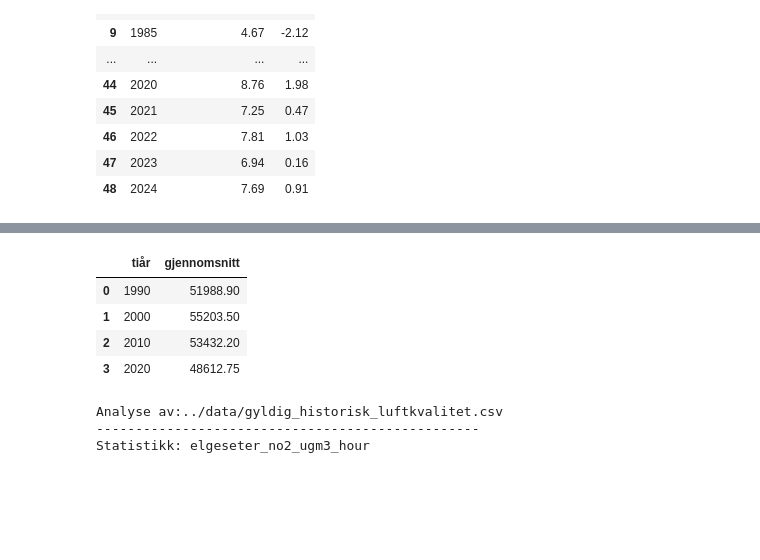
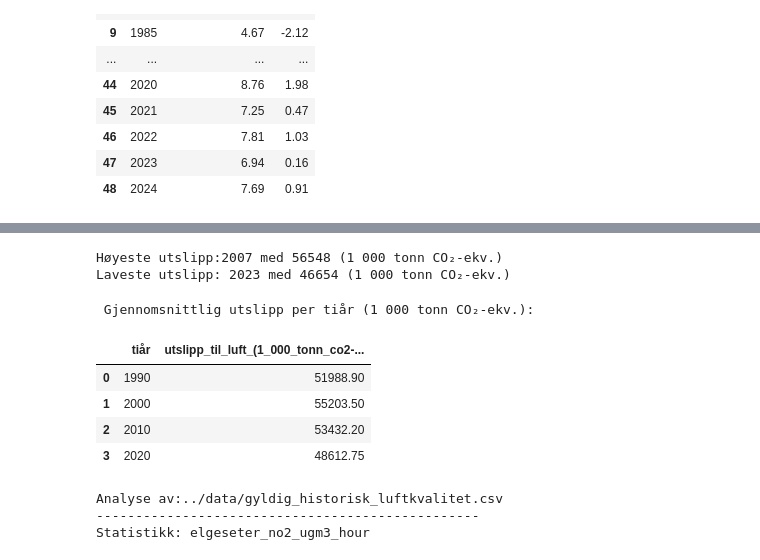
Before and after one commit to idunnbh/Mappe, a Jupyter notebook: notebooks/dataanalyse.ipynb, the cells around one changed output, grey strips where cells are left out. Drawn from its saved outputs; the diff is of its cells as text; code cells hidden in the pictures; blank space fills up the shorter version.

Commit message:
Har endret analysen av klimagass og gjort noen endringer i analyser_fil for å passe til alle dataene

```diff
--- a/notebooks/dataanalyse.ipynb
+++ b/notebooks/dataanalyse.ipynb
@@ -342,10 +371,35 @@ display(pd.DataFrame([lavest]).round(2))
+# %%
+# Filtrer ut "Alle kilder"
+df_alle_kilder = df_total[df_total['kilde_(aktivitet)'].str.lower().str.contains("alle kilder")].copy()
+
+# Finn riktig kolonnenavn for utslipp
+kol_utslipp = [kol for kol in df_alle_kilder.columns if "utslipp" in kol and "co2" in kol][0]
+
+# Konverter utslipp til tall hvis nødvendig
+df_alle_kilder[kol_utslipp] = pd.to_numeric(df_alle_kilder[kol_utslipp], errors="coerce")
+
+# Finn høyeste og laveste år
+maks = df_alle_kilder.loc[df_alle_kilder[kol_utslipp].idxmax()]
+minst = df_alle_kilder.loc[df_alle_kilder[kol_utslipp].idxmin()]
+
+# Skriv ut resultat
+print(f"Høyeste utslipp:{int(maks['år'])} med {int(maks[kol_utslipp])} (1 000 tonn CO₂-ekv.)")
+print(f"Laveste utslipp: {int(minst['år'])} med {int(minst[kol_utslipp])} (1 000 tonn CO₂-ekv.)")
+# %% [output]
+Høyeste utslipp:2007 med 56548 (1 000 tonn CO₂-ekv.)
+Laveste utslipp: 2023 med 46654 (1 000 tonn CO₂-ekv.)
 # %%
 # Gjennomsnitt gruppert etter ti-år
-df_totalt['tiår'] = (df_totalt['år'] // 10) * 10
-trend = df_totalt.groupby('tiår')['gjennomsnitt'].mean().reset_index()
-display(trend.round(2))
+df_alle_kilder['tiår'] = (df_alle_kilder['år'] // 10) * 10
+
+# Beregn gjennomsnittlig utslipp per tiår
+tiårs_snitt = df_alle_kilder.groupby('tiår')[kol_utslipp].mean().reset_index()
+tiårs_snitt[kol_utslipp] = tiårs_snitt[kol_utslipp].round(2)
+print(" Gjennomsnittlig utslipp per tiår (1 000 tonn CO₂-ekv.):")
+display(tiårs_snitt)
 # %% [output]
+ Gjennomsnittlig utslipp per tiår (1 000 tonn CO₂-ekv.):
-|  | tiår | gjennomsnitt |
+|  | tiår | utslipp_til_luft_(1_000_tonn_co2-... |
 | 0 | 1990 | 51988.90 |
 | 1 | 2000 | 55203.50 |
 | 2 | 2010 | 53432.20 |
```
Also changed, not shown: parts of 12 cells of this notebook, 3 other files.
